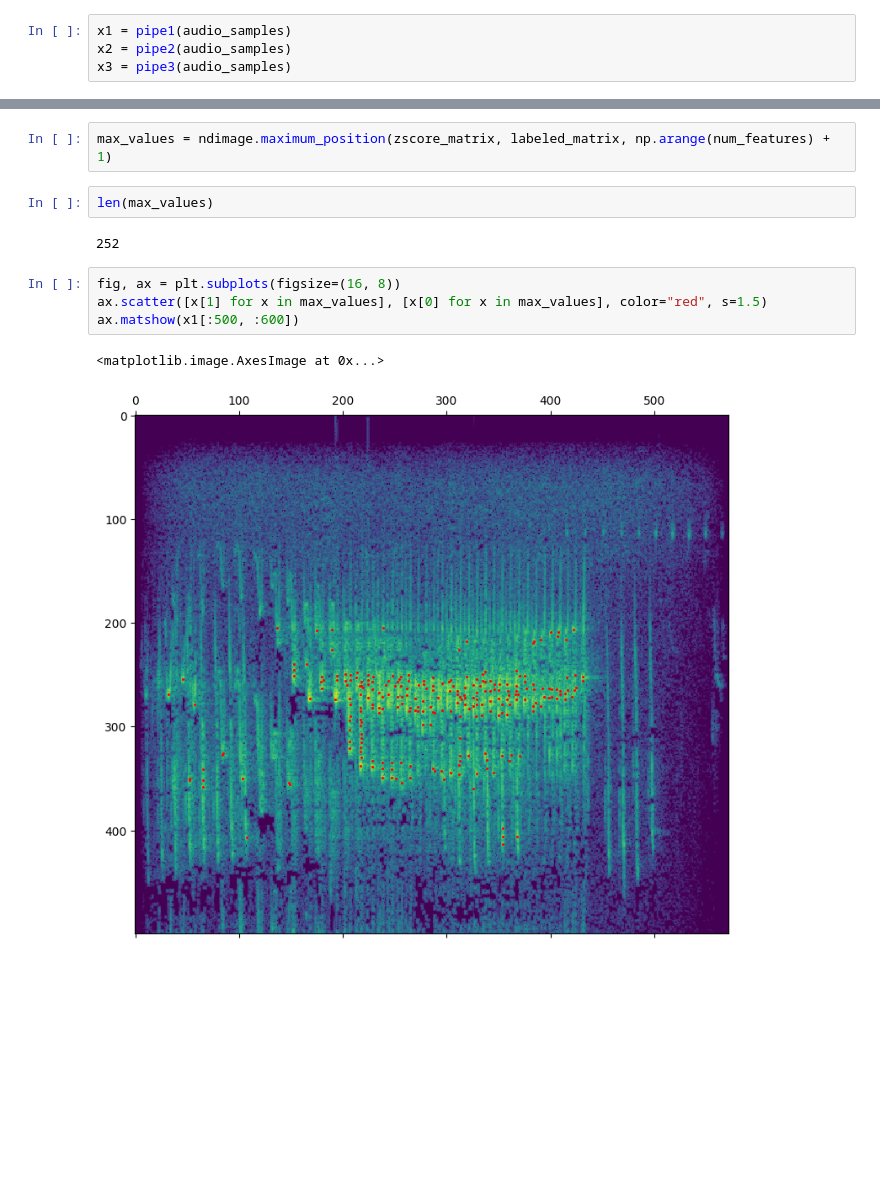
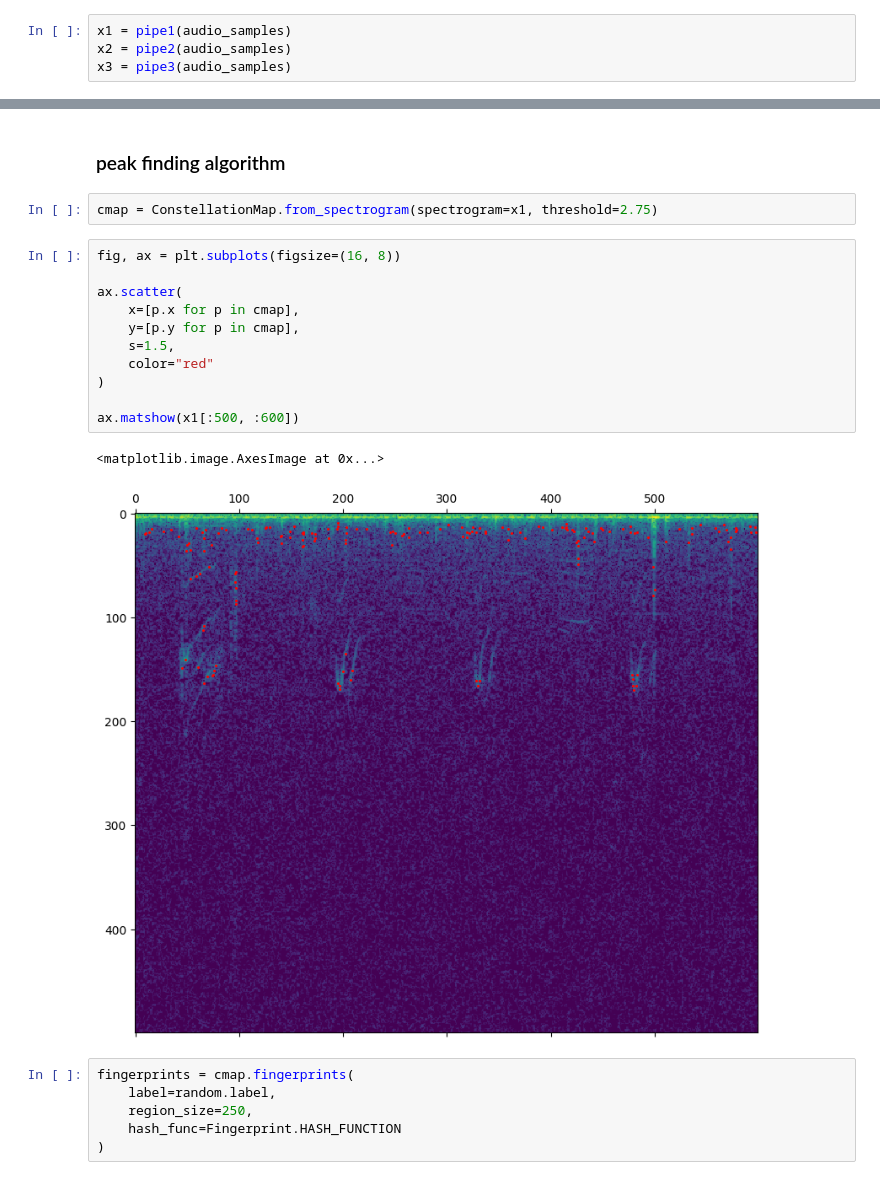
Before and after one commit to 0xc0392b/birdclef, a Jupyter notebook: notebooks/experiments.ipynb, the cells around one changed output, grey strips where cells are left out. Drawn from its saved outputs; the diff is of its cells as text; blank space fills up the shorter version.

```diff
--- a/notebooks/experiments.ipynb
+++ b/notebooks/experiments.ipynb
@@ -172,13 +143,24 @@ labeled_matrix, num_features = ndimage.label(zscore_matrix > threshold)
-# %%
-max_values = ndimage.maximum_position(zscore_matrix, labeled_matrix, np.arange(num_features) + 1)
-# %%
-len(max_values)
-# %% [output]
-252
-# %%
-fig, ax = plt.subplots(figsize=(16, 8))
-ax.scatter([x[1] for x in max_values], [x[0] for x in max_values], color="red", s=1.5)
-ax.matshow(x1[:500, :600])
-# %% [output]
-<matplotlib.image.AxesImage at 0x...>
-[figure, removed]
+# %% [markdown]
+### peak finding algorithm
+# %%
+cmap = ConstellationMap.from_spectrogram(spectrogram=x1, threshold=2.75)
+# %%
+fig, ax = plt.subplots(figsize=(16, 8))
+
+ax.scatter(
+    x=[p.x for p in cmap],
+    y=[p.y for p in cmap],
+    s=1.5,
+    color="red"
+)
+
+ax.matshow(x1[:500, :600])
+# %% [output]
+<matplotlib.image.AxesImage at 0x...>
+[figure, added]
+# %%
+fingerprints = cmap.fingerprints(
+    label=random.label,
+    region_size=250,
+    hash_func=Fingerprint.HASH_FUNCTION
+)
```
Also changed, not shown: parts of 19 cells of this notebook, 6 other files.
